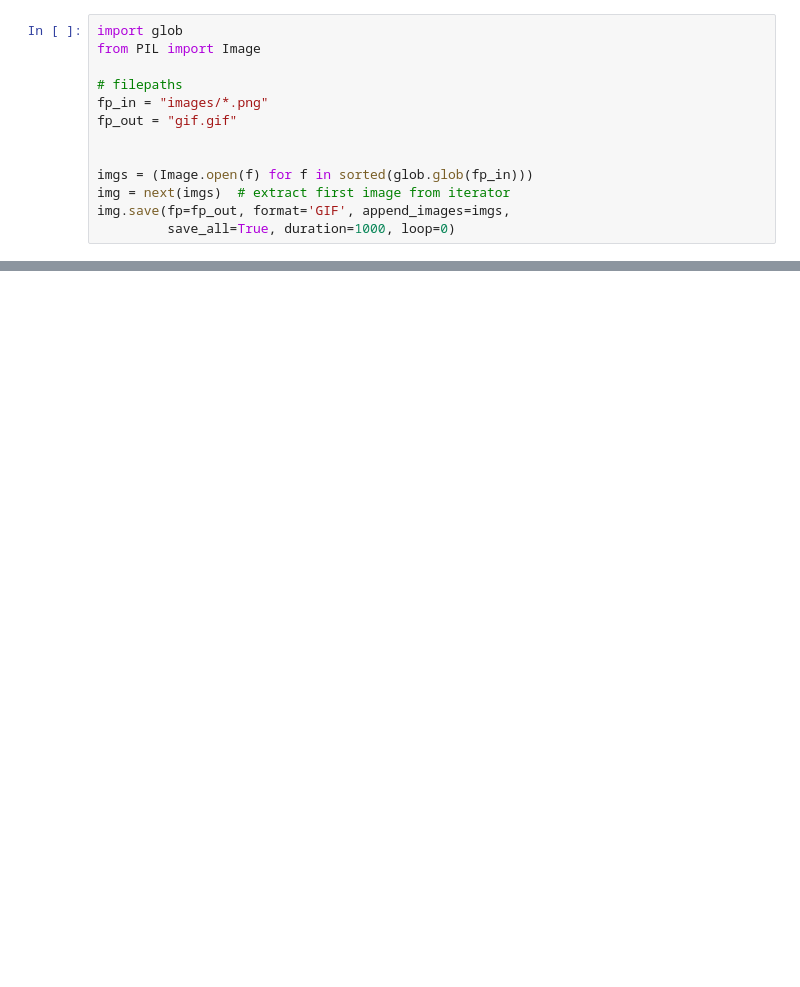
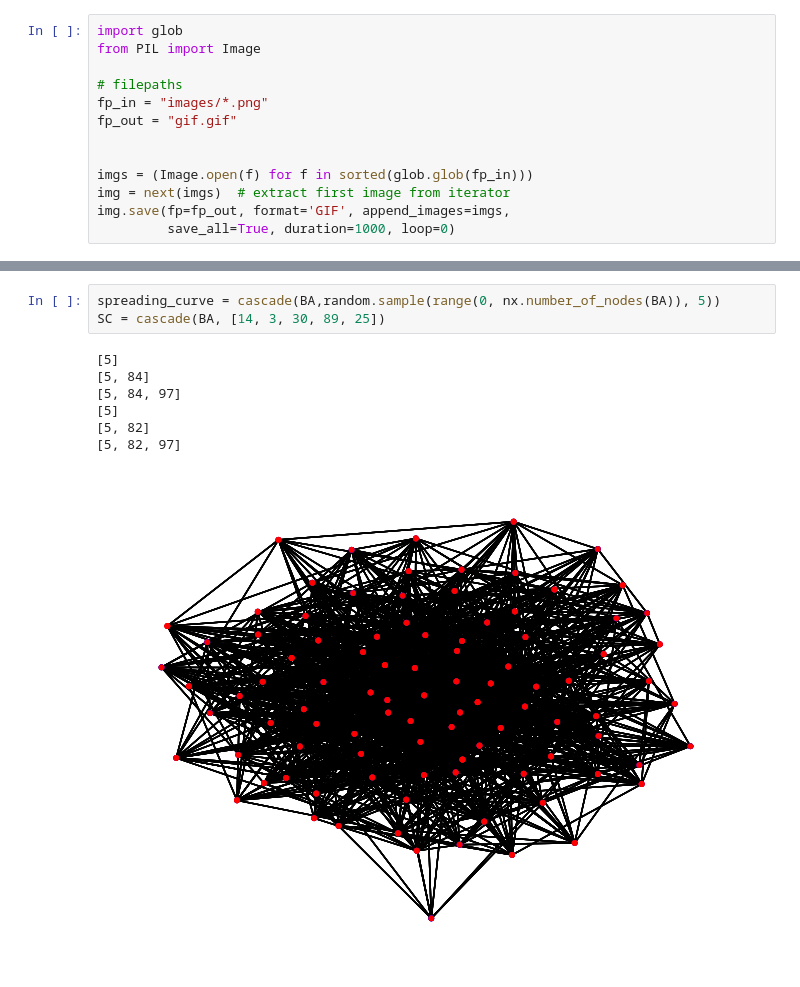
Before and after one commit to PierreRemacle/LINMA2472_P1, a Jupyter notebook: HW1.ipynb, the cells around one changed output, grey strips where cells are left out. Saved outputs shown, nothing was run; the diff lists cells and outputs as text; blank space fills up the shorter version.

```diff
--- a/HW1.ipynb
+++ b/HW1.ipynb
@@ -582,0 +611,11 @@ Barabasi_Albert(graph_net)
+# %%
+spreading_curve = cascade(BA,random.sample(range(0, nx.number_of_nodes(BA)), 5))
+SC = cascade(BA, [14, 3, 30, 89, 25])
+# %% [output]
+[5]
+[5, 84]
+[5, 84, 97]
+[5]
+[5, 82]
+[5, 82, 97]
+[figure, added]
```
Also changed, not shown: parts of 10 cells of this notebook.
